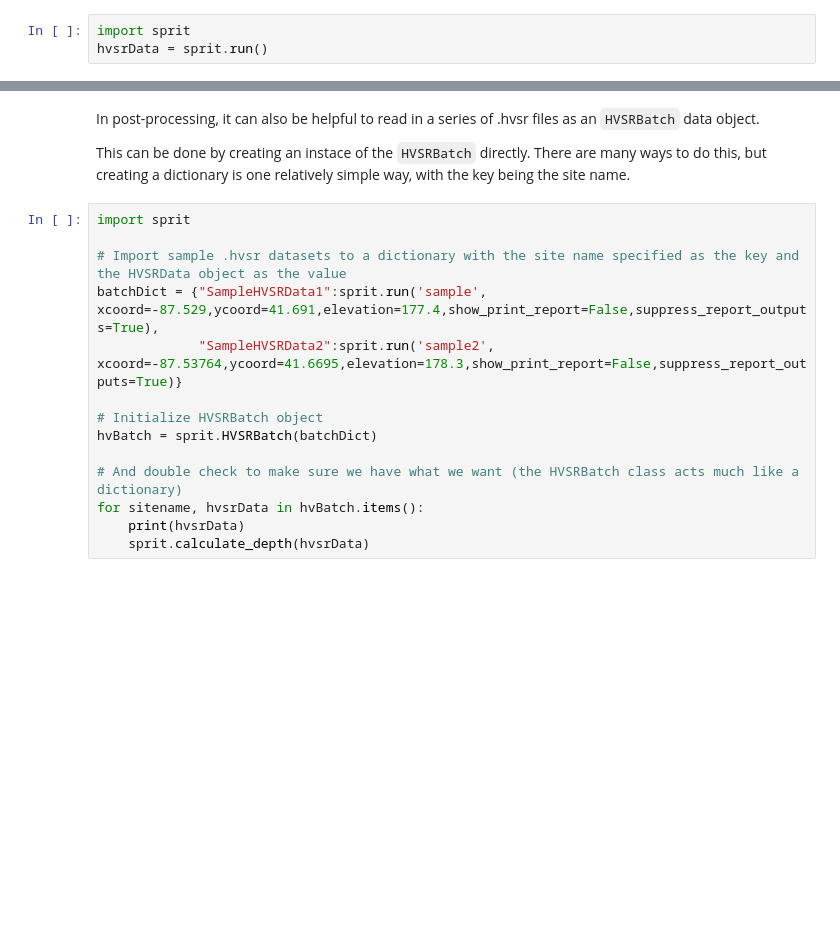
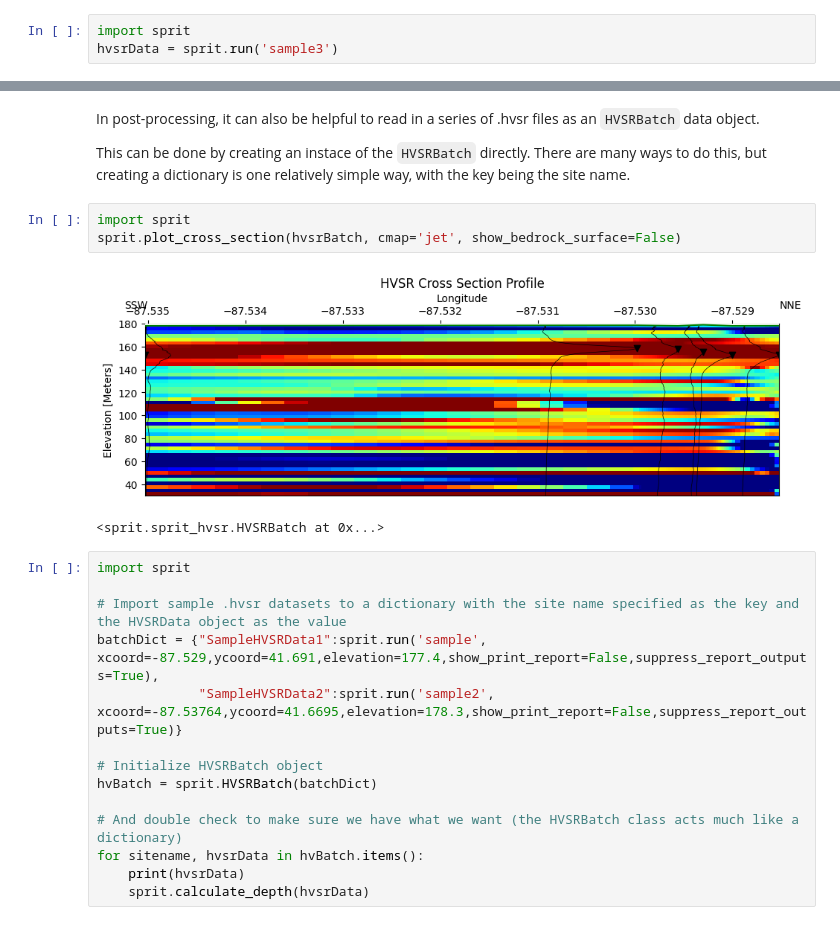
Before and after one commit to RJbalikian/SPRIT-HVSR, a Jupyter notebook: SPRIT_EXAMPLE_NOTEBOOK.ipynb, the cells around one changed output, grey strips where cells are left out. Saved outputs shown, nothing was run; the diff lists cells and outputs as text; blank space fills up the shorter version.

```diff
--- a/SPRIT_EXAMPLE_NOTEBOOK.ipynb
+++ b/SPRIT_EXAMPLE_NOTEBOOK.ipynb
@@ -28,7 +28,7 @@ The exclamation points (`!`) tell the jupyter notebook to run a terminal command
 Let' s practice the very basics of processing data in sprit using the sample data. Run the following cell (it takes less than 5 seconds on most laptops/computers to run after the kernel loads). When nothing is specified for the `input_data` parameter, it will run a sample dataset.
 # %%
 import sprit
-hvsrData = sprit.run()
+hvsrData = sprit.run('sample3')
 # %% [markdown]
 # Verbose outputs
 # %% [markdown]
@@ -179,6 +179,12 @@ hvsrBatch = sprit.run("sample", source='batch', verbose=True)
 In post-processing, it can also be helpful to read in a series of .hvsr files as an `HVSRBatch` data object.
 
 This can be done by creating an instace of the `HVSRBatch` directly. There are many ways to do this, but creating a dictionary is one relatively simple way, with the key being the site name.
+# %%
+import sprit
+sprit.plot_cross_section(hvsrBatch, cmap='jet', show_bedrock_surface=False)
+# %% [output]
+[figure, added]
+<sprit.sprit_hvsr.HVSRBatch at 0x...>
 # %%
 import sprit
 
```
Also changed, not shown: 2 other files.
